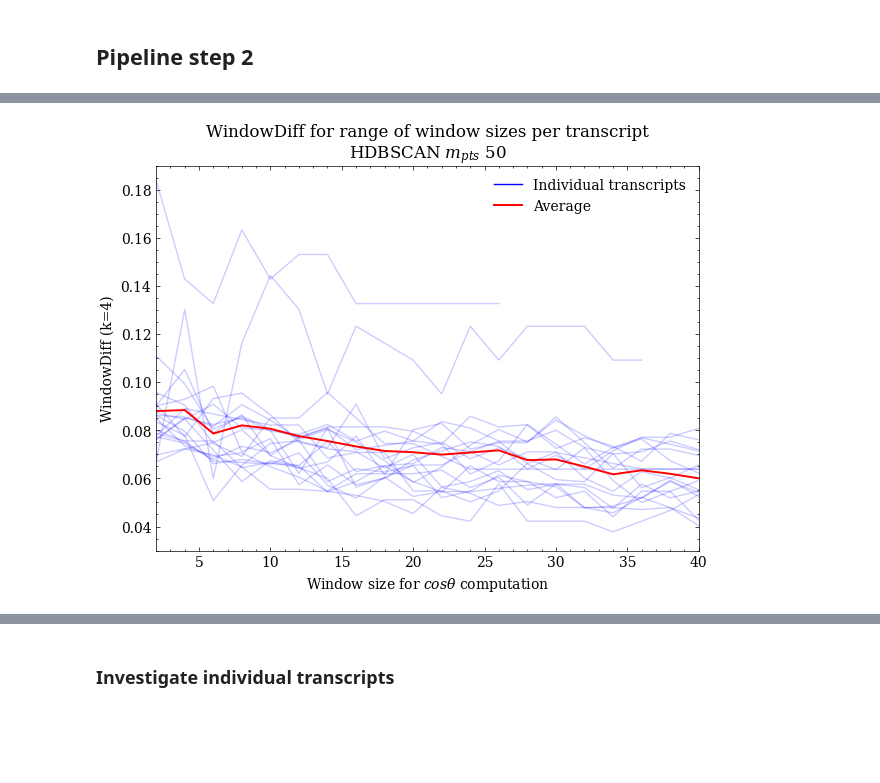
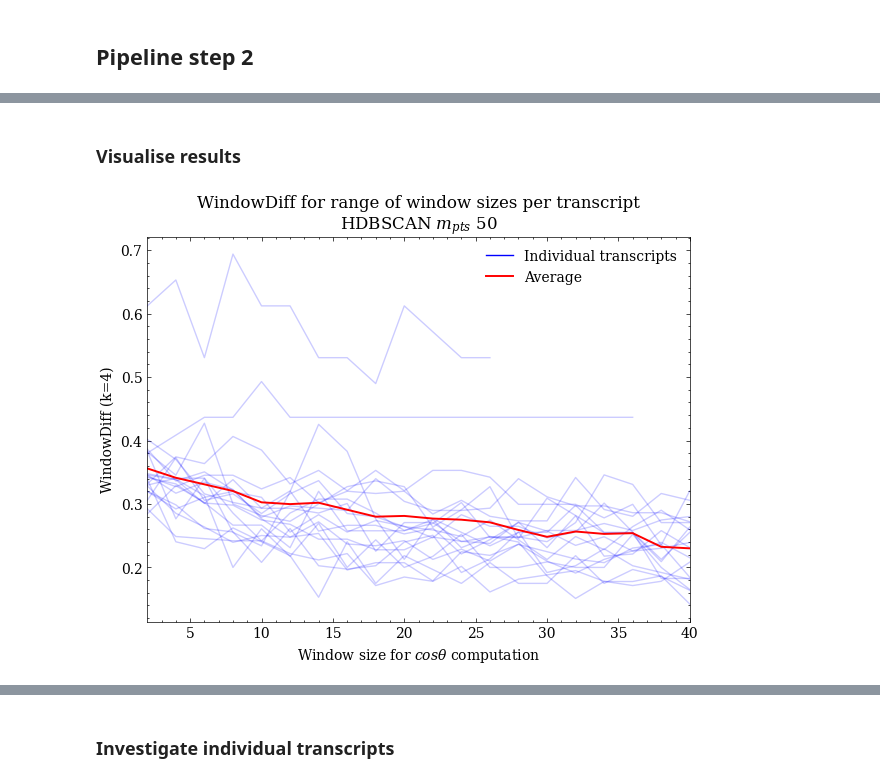
Before and after one commit to OskarMunck/Thesis, a Jupyter notebook: 4.topic_tiling.ipynb, the cells around one changed output, grey strips where cells are left out. Cells and saved outputs as stored; diff of their text form; code cells hidden in the pictures; blank space fills up the shorter version.

```diff
--- a/4.topic_tiling.ipynb
+++ b/4.topic_tiling.ipynb
@@ -243,7 +243,7 @@ def close_match(actual_breaks, predicted_breaks, close_definition=3):
 actual = pd.read_pickle('annotations.pkl')
 
 # walk directory to loop through files
-for dirpath, _, files in os.walk('../Thesis/annotated_probabilities_msize15'):
+for dirpath, _, files in os.walk('../Thesis/annotated_probabilities_msize200'):
 
     # initialise lists for appending scores
     episode = []; actual_breaks = []; predicted_breaks = []; exact_matches = []
@@ -299,7 +299,7 @@ for dirpath, _, files in os.walk('../Thesis/annotated_probabilities_msize15'):
                     sliding_window = set([w for w in range(i, i + k, 1)])
                     actual_in_sliding_window = len(actual_bounds_set.intersection(sliding_window)) # ref
                     predicted_in_sliding_window = len(predicted_bounds_set.intersection(sliding_window)) # hyp
-                    window_diff_absolute = (np.abs(actual_in_sliding_window - predicted_in_sliding_window)) / k
+                    window_diff_absolute = (np.abs(actual_in_sliding_window - predicted_in_sliding_window)) #  / k
                     window_diff_unnormalised += window_diff_absolute
                 window_diff = (1/(vector_length-k)) * window_diff_unnormalised
                 window_diff_ls.append(window_diff)
@@ -383,20 +341,22 @@ evaluation_df.loc[0:50]
+# %% [markdown]
+### Visualise results
 # %%
 # Plot evaluation metric over different k for each annotated transcript
 grouped_df = evaluation_df.groupby('window_size')[['window_diff']].mean()  # get average
 
 figure(figsize=(7, 5))
 palette = sns.color_palette(['blue'], 20)
 ax1 = sns.lineplot(evaluation_df, x='window_size', y='window_diff', hue='episode', palette=palette, alpha=0.2)
 ax2 = sns.lineplot(data = grouped_df, x='window_size', y='window_diff', color='red', alpha=1, label='Average', linewidth=1.4)
 current_handles, current_labels = plt.gca().get_legend_handles_labels()  # get legend obejcts
 plt.legend(current_handles[-2:], ['Individual transcripts','Average'])  # modify legend
 plt.xlim(min(evaluation_df.window_size), max(evaluation_df.window_size))
-plt.ylim(0.03, 0.19)
+# plt.ylim(0.03, 0.19)
 plt.ylabel('WindowDiff (k=4)')
 plt.xlabel(r'Window size for $cos \theta$ computation')
 plt.title('WindowDiff for range of window sizes per transcript\nHDBSCAN $m_{pts}$ 50')
 plt.show()
 # %% [output]
-[figure, old version]
+[figure, new version]
 # %%
 # DFs for plot below
```
Also changed, not shown: parts of 15 cells of this notebook.
